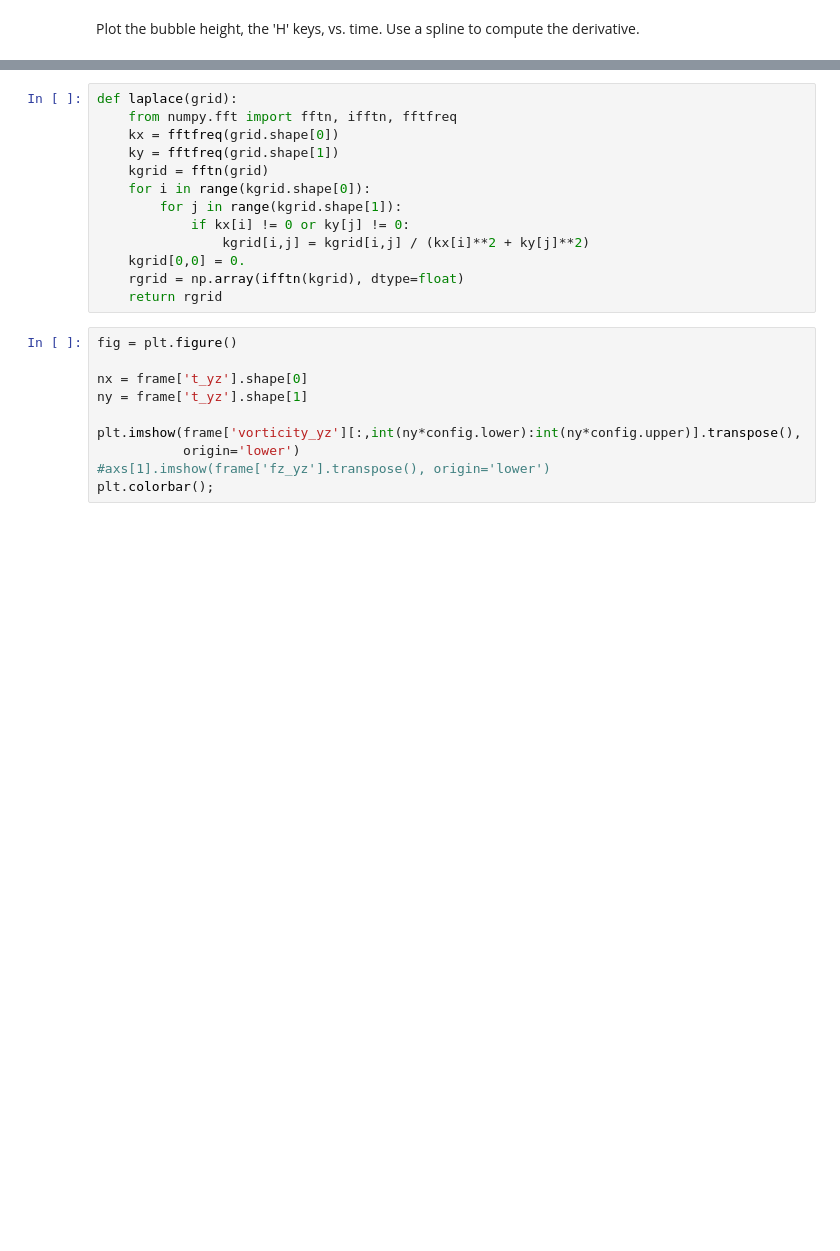
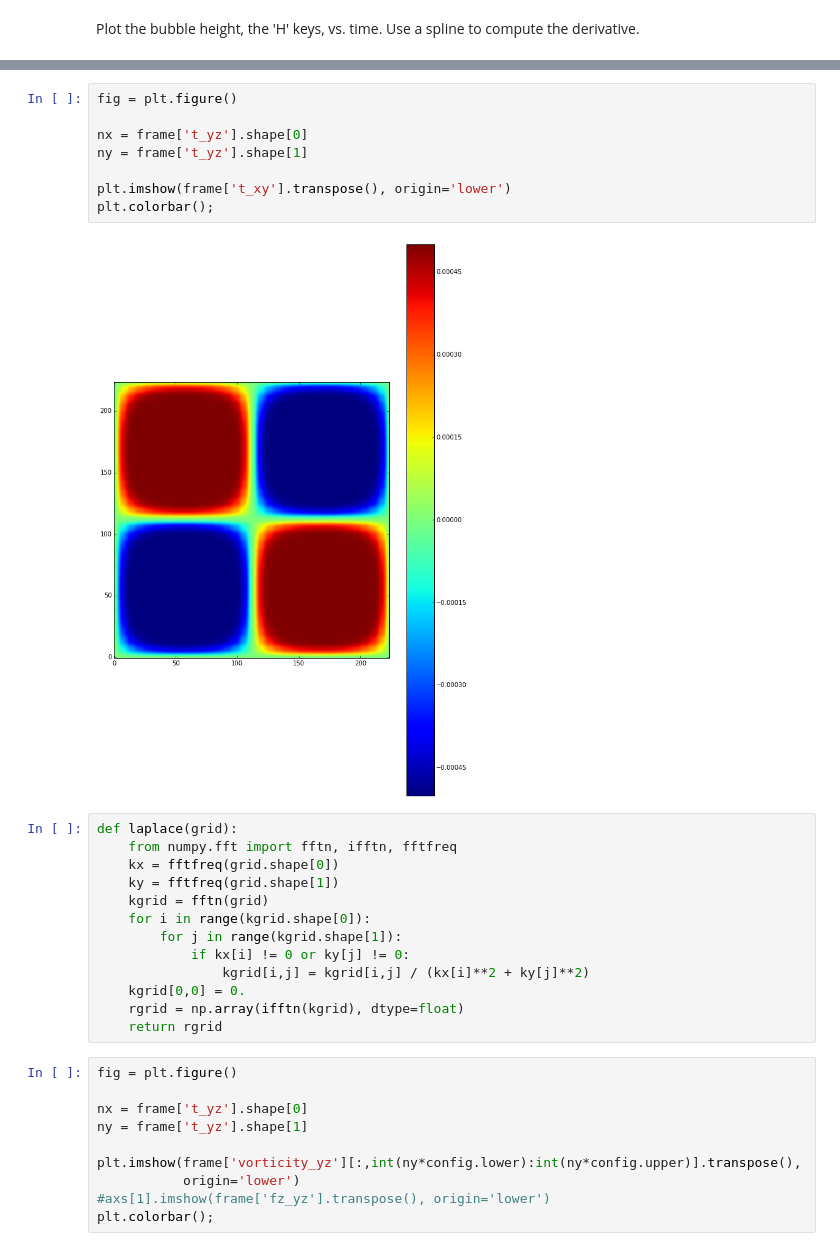
Before and after one commit to maxhutch/thesis-notebooks, a Jupyter notebook: Vorticity.ipynb, the cells around one changed output, grey strips where cells are left out. Drawn from its saved outputs; the diff is of its cells as text; blank space fills up the shorter version.

```diff
--- a/Vorticity.ipynb
+++ b/Vorticity.ipynb
@@ -74,3 +66,13 @@ plt.contour(frame['fz_yz'][:,int(ny*config.lower):int(ny*config.upper)].transpos
+# %%
+fig = plt.figure()
+
+nx = frame['t_yz'].shape[0]
+ny = frame['t_yz'].shape[1]
+
+plt.imshow(frame['t_xy'].transpose(), origin='lower')
+plt.colorbar();
+# %% [output]
+[figure, added]
 # %%
 def laplace(grid):
     from numpy.fft import fftn, ifftn, fftfreq
```
Also changed, not shown: parts of 7 cells of this notebook.
